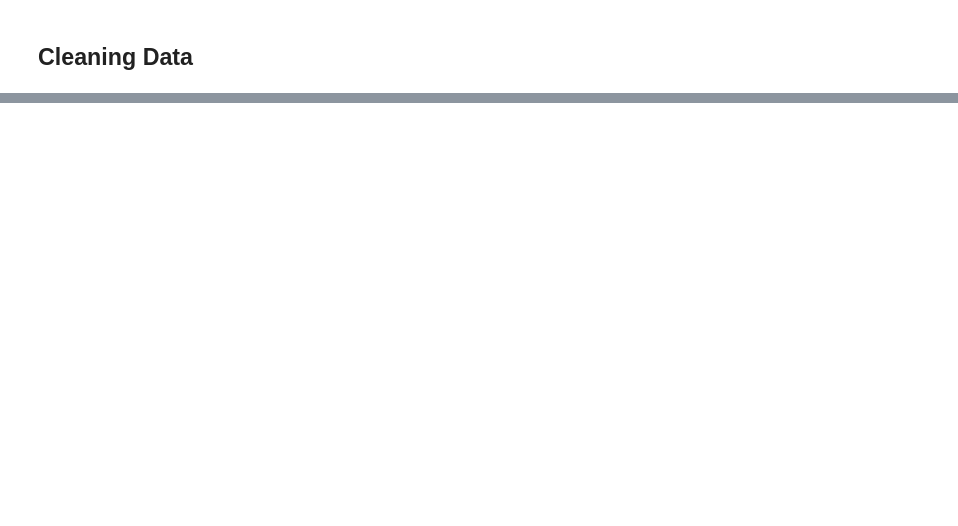
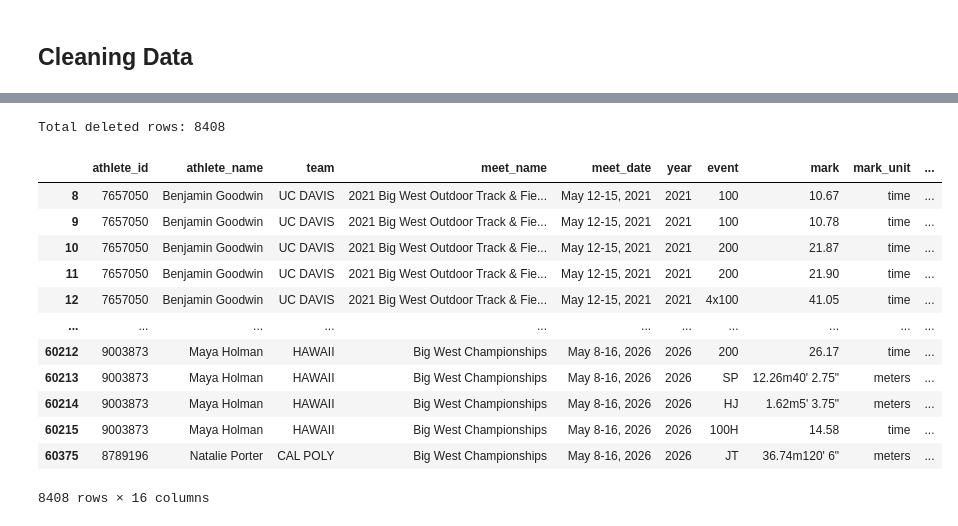
Before and after one commit to ChidiebereAgunanne/DSC180, a Jupyter notebook: big-west-predictor/notebooks/athete_profiles.ipynb, the cells around one changed output, grey strips where cells are left out. Drawn from its saved outputs; the diff is of its cells as text; code cells hidden in the pictures; blank space fills up the shorter version.

```diff
--- a/big-west-predictor/notebooks/athete_profiles.ipynb
+++ b/big-west-predictor/notebooks/athete_profiles.ipynb
@@ -300,0 +409,36 @@ df.to_csv("../data/processed/regular_season.csv", index=False)
+# %%
+import pandas as pd
+import re
+
+def parse_meet_date(date_string):
+    if pd.isna(date_string):
+        return pd.NaT
+
+    date_string = str(date_string).strip()
+
+    # Extract first month, first day, and year
+    match = re.match(
+        r"^([A-Za-z]+)\s+(\d{1,2}).*?,\s*(\d{4})$",
+        date_string
+    )
+
+    if match:
+        month, day, year = match.groups()
+
+        return pd.to_datetime(
+            f"{month} {day}, {year}",
+            errors="coerce"
+        )
+
+    return pd.to_datetime(date_string, errors="coerce")
+
+
+# Apply the corrected function
+df = results_updated.copy()
+df["meet_start_date"] = df["meet_date"].apply(parse_meet_date)
+
+# Check remaining failures
+print(
+    "Dates that couldn't be parsed:",
+    df["meet_start_date"].isna().sum()
+)
@@ -300,0 +529,23 @@ df.to_csv("../data/processed/regular_season.csv", index=False)
+# %%
+deleted_rows = df.loc[
+    ~df.index.isin(regular_season_clean.index)
+].copy()
+
+print("Total deleted rows:", len(deleted_rows))
+
+deleted_rows
+# %% [output]
+Total deleted rows: 8408
+|  | athlete_id | athlete_name | team | meet_name | meet_date | year | event | mark | mark_unit | ... |
+| 8 | 7657050 | Benjamin Goodwin | UC DAVIS | 2021 Big West Outdoor Track & Fie... | May 12-15, 2021 | 2021 | 100 | 10.67 | time | ... |
+| 9 | 7657050 | Benjamin Goodwin | UC DAVIS | 2021 Big West Outdoor Track & Fie... | May 12-15, 2021 | 2021 | 100 | 10.78 | time | ... |
+| 10 | 7657050 | Benjamin Goodwin | UC DAVIS | 2021 Big West Outdoor Track & Fie... | May 12-15, 2021 | 2021 | 200 | 21.87 | time | ... |
+| 11 | 7657050 | Benjamin Goodwin | UC DAVIS | 2021 Big West Outdoor Track & Fie... | May 12-15, 2021 | 2021 | 200 | 21.90 | time | ... |
+| 12 | 7657050 | Benjamin Goodwin | UC DAVIS | 2021 Big West Outdoor Track & Fie... | May 12-15, 2021 | 2021 | 4x100 | 41.05 | time | ... |
+| ... | ... | ... | ... | ... | ... | ... | ... | ... | ... | ... |
+| 60212 | 9003873 | Maya Holman | HAWAII | Big West Championships | May 8-16, 2026 | 2026 | 200 | 26.17 | time | ... |
+| 60213 | 9003873 | Maya Holman | HAWAII | Big West Championships | May 8-16, 2026 | 2026 | SP | 12.26m40' 2.75" | meters | ... |
+| 60214 | 9003873 | Maya Holman | HAWAII | Big West Championships | May 8-16, 2026 | 2026 | HJ | 1.62m5' 3.75" | meters | ... |
+| 60215 | 9003873 | Maya Holman | HAWAII | Big West Championships | May 8-16, 2026 | 2026 | 100H | 14.58 | time | ... |
+| 60375 | 8789196 | Natalie Porter | CAL POLY | Big West Championships | May 8-16, 2026 | 2026 | JT | 36.74m120' 6" | meters | ... |
+8408 rows × 16 columns
```
Also changed, not shown: parts of 16 cells of this notebook, 4 other files.
